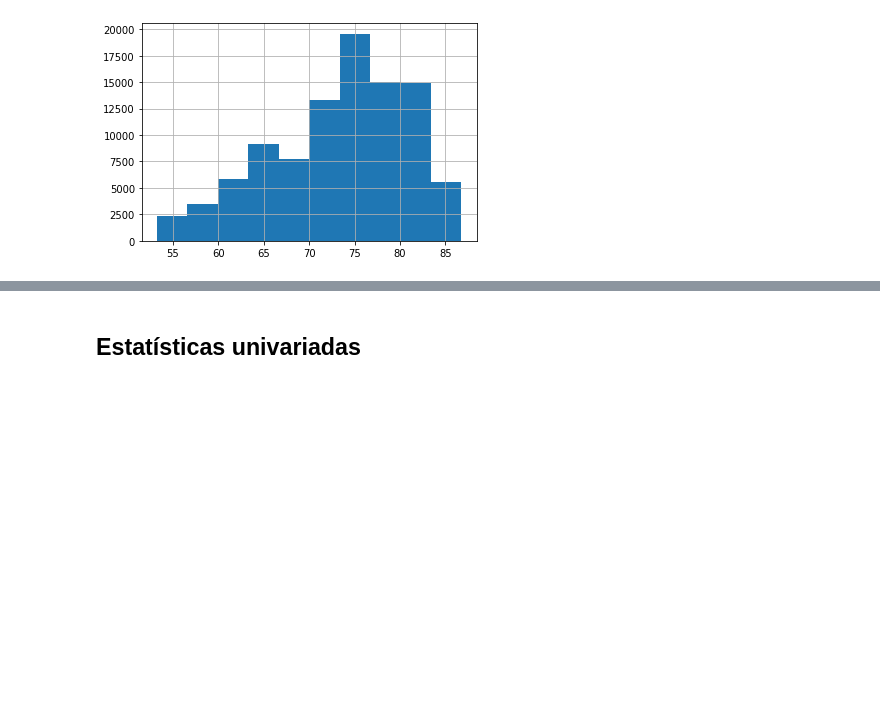
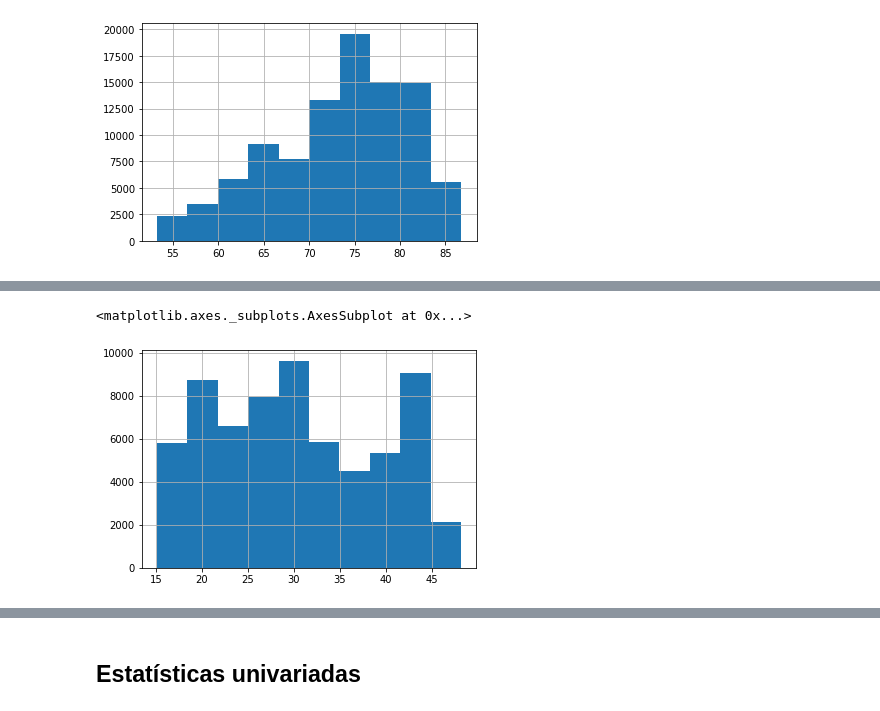
Before and after one commit to lluk4z/IF697-CienciaDeDados, a Jupyter notebook: Projeto01.ipynb, the cells around one changed output, grey strips where cells are left out. Saved outputs shown, nothing was run; the diff lists cells and outputs as text; code cells hidden in the pictures; blank space fills up the shorter version.

```diff
--- a/Projeto01.ipynb
+++ b/Projeto01.ipynb
@@ -69,0 +98,5 @@ df[df['log_total_deaths'] > 0]['log_total_deaths'].hist()
+# %%
+(df['median_age']).hist()
+# %% [output]
+<matplotlib.axes._subplots.AxesSubplot at 0x...>
+[figure, added]
```
Also changed, not shown: parts of 12 cells of this notebook.
